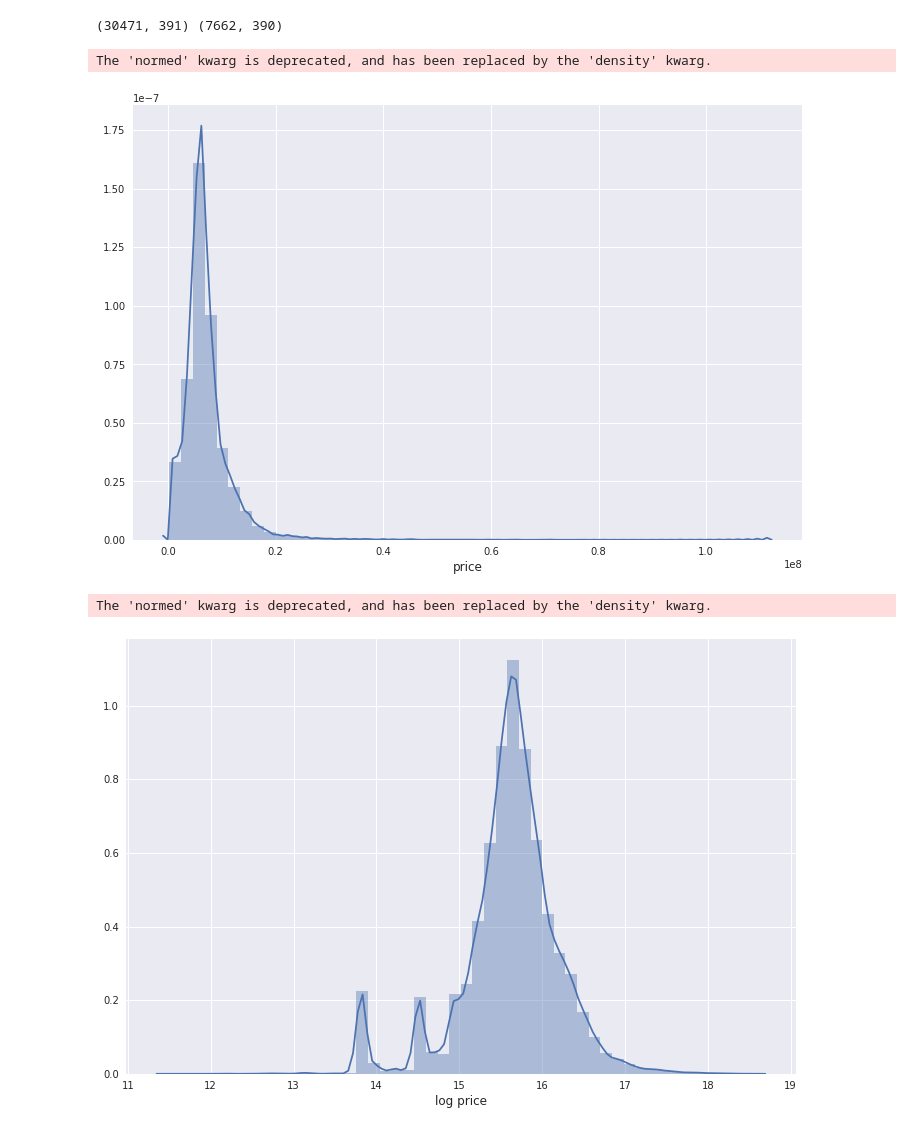
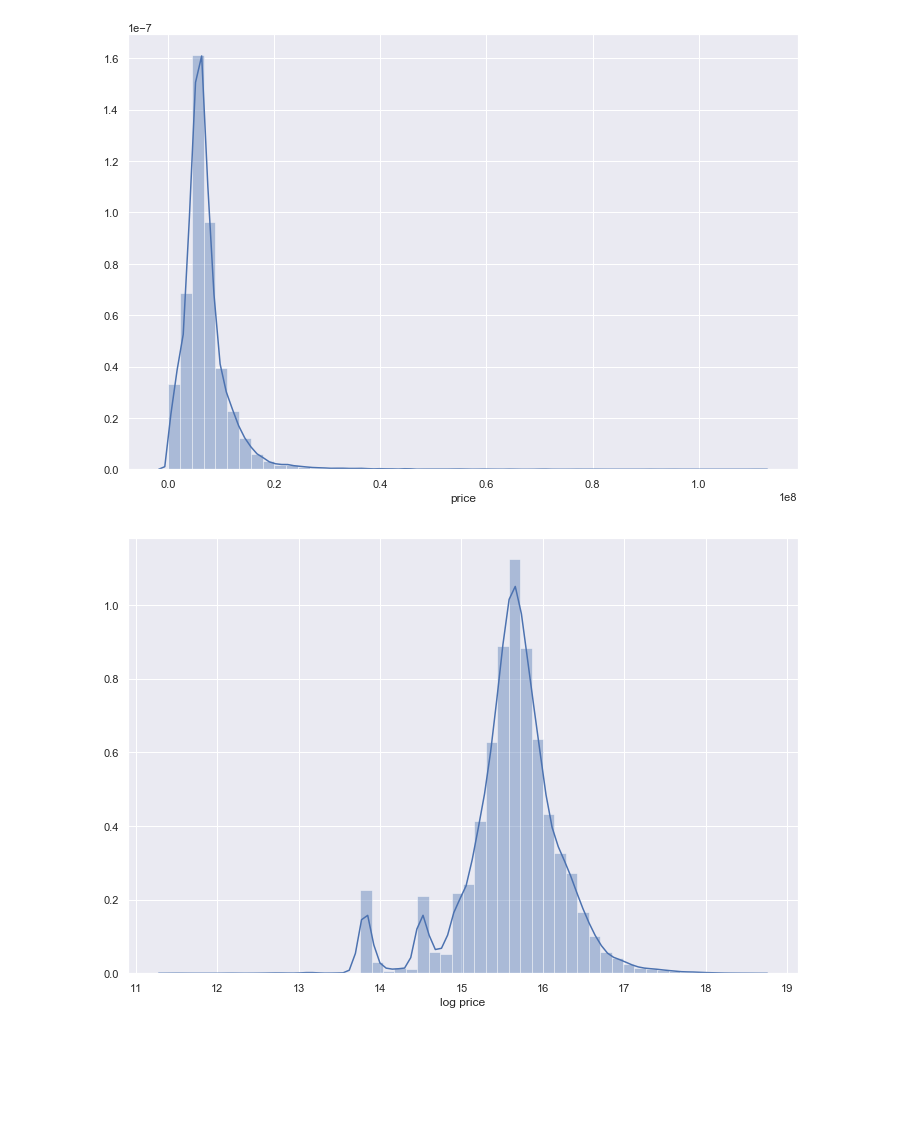
Before and after one commit to AndrewSukhobok95/HousePriceAnalysis_with_shap, a Jupyter notebook: xgbPred.ipynb, the cells around one changed output. Cells and saved outputs as stored; diff of their text form; code cells hidden in the pictures; blank space fills up the shorter version.

```diff
--- a/xgbPred.ipynb
+++ b/xgbPred.ipynb
@@ -36,32 +36,31 @@ macro_df = pd.read_csv("data/macro.csv", parse_dates=['timestamp'])
 
 macro_df = correct_macro_df(macro_df=macro_df)
 
-train_df = pd.merge(train_df, macro_df, how='left', on='timestamp', suffixes=['macro_',''])
-test_df = pd.merge(test_df, macro_df, how='left', on='timestamp', suffixes=['macro_',''])
-print(train_df.shape, test_df.shape)
+# train_df = pd.merge(train_df, macro_df, how='left', on='timestamp', suffixes=['macro_',''])
+# test_df = pd.merge(test_df, macro_df, how='left', on='timestamp', suffixes=['macro_',''])
+# print(train_df.shape, test_df.shape)
 
 # truncate the extreme values in price_doc #
 # ulimit = np.percentile(train_df.price_doc.values, 99)
 # llimit = np.percentile(train_df.price_doc.values, 1)
 # train_df['price_doc'].ix[train_df['price_doc']>ulimit] = ulimit
 # train_df['price_doc'].ix[train_df['price_doc']<llimit] = llimit
+
+y_price = train_df.price_doc
+del train_df["price_doc"]
-# %% [output]
-(30471, 391) (7662, 390)
 # %%
 plt.figure(figsize=(12,8))
-sns.distplot(train_df.price_doc.values, bins=50, kde=True)
+sns.distplot(y_price.values, bins=50, kde=True)
 plt.xlabel('price', fontsize=12)
 plt.show()
 
 plt.figure(figsize=(12,8))
-sns.distplot(np.log(train_df.price_doc.values), bins=50, kde=True)
+sns.distplot(np.log(y_price.values), bins=50, kde=True)
 plt.xlabel('log price', fontsize=12)
 plt.show()
 # %% [output]
-The 'normed' kwarg is deprecated, and has been replaced by the 'density' kwarg.
-[figure, old version]
+[figure, new version]
-The 'normed' kwarg is deprecated, and has been replaced by the 'density' kwarg.
-[figure, old version]
+[figure, new version]
 # %%
 fig = plt.figure(figsize=(5,20))
 train_na = (train_df.isnull().sum() / len(train_df)) * 100
```
Also changed, not shown: parts of 41 cells of this notebook, 2 other files.
